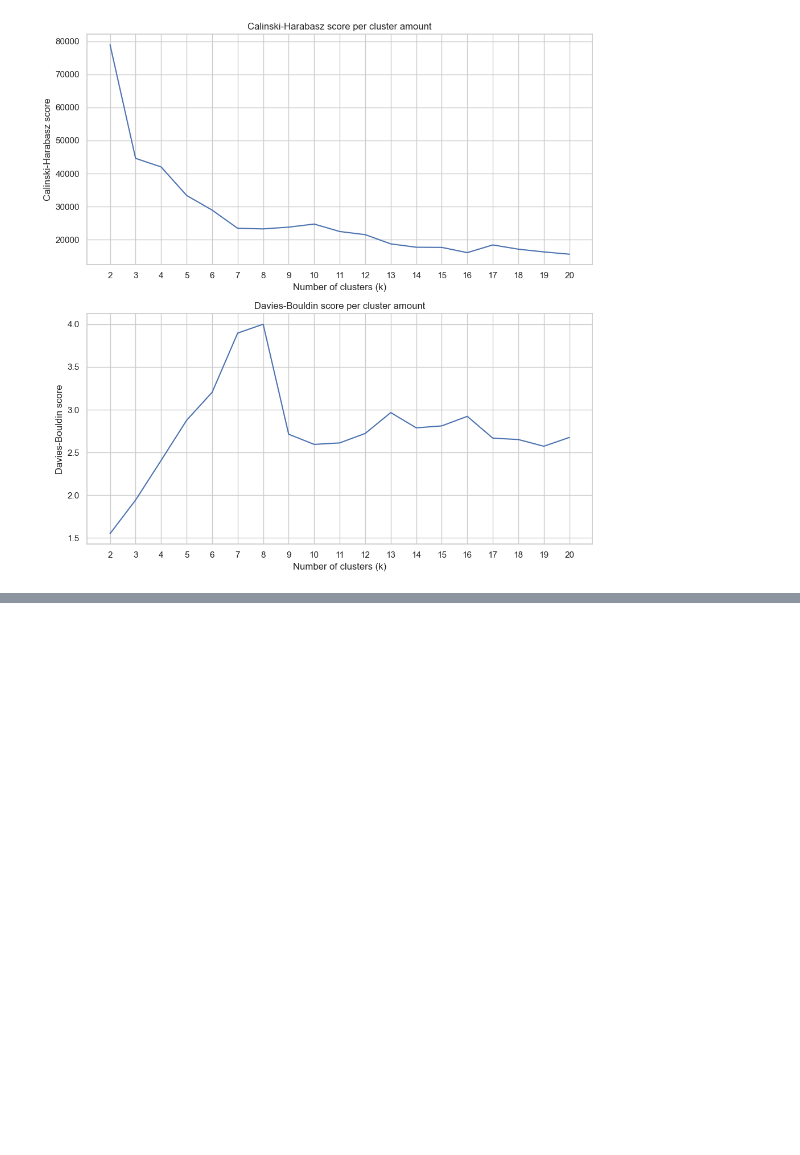
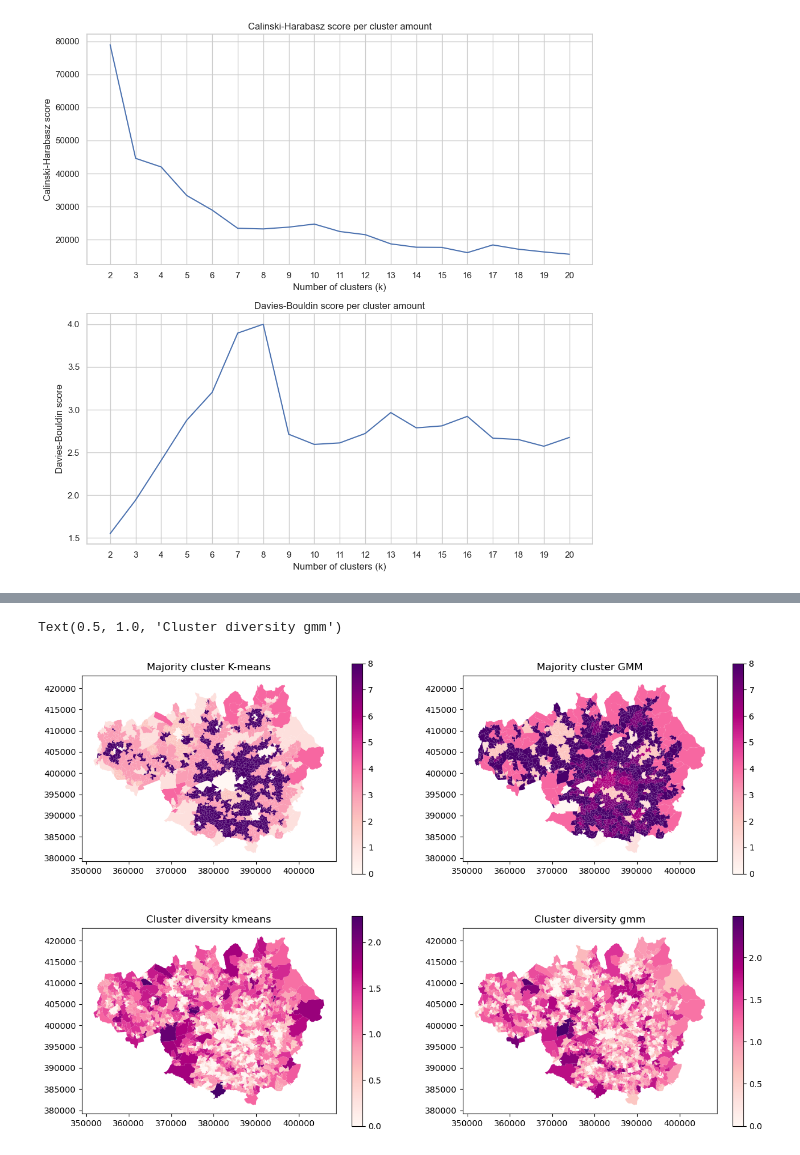
Before and after one commit to Spatial-Data-Science-and-GEO-AI-Lab/MultiHealth_S, a Jupyter notebook: clustering.ipynb, the cells around one changed output, grey strips where cells are left out. Drawn from its saved outputs; the diff is of its cells as text; code cells hidden in the pictures; blank space fills up the shorter version.

```diff
--- a/clustering.ipynb
+++ b/clustering.ipynb
@@ -52,0 +79,3 @@ https://scikit-learn.org/stable/model_persistence.html#security-maintainability-
+# %%
+# health data
+healthdata = gpd.read_file("Greater_Manchester_NH_GIS.gpkg")
@@ -190,0 +291,6 @@ popgridsub
+# %%
+# subset of popgridsub to only contain the cluster labels and geometry
+popgridsubsub = popgridsub[["Kmeans_cluster_label", "GMM_cluster_label", "geometry"]]
+# %%
+# subset of popgridsub to only contain the relevant health variables
+healthdatasub = healthdata[["ID", "Yrpotlife", "Comilldis", "samhi_index2019", "est_qof_dep", "antidep_rate", "geometry"]]
@@ -190,0 +333,26 @@ popgridsub
+# %%
+# Plotting
+fig, axs = plt.subplots(2, 2, figsize=(15,10))
+healthdatasub.plot(column='Majority_cluster_kmeans', ax=axs[0,0],
+        linewidth=0,
+        cmap="RdPu",
+        legend=True)
+axs[0,0].set_title("Majority cluster K-means")
+healthdatasub.plot(column='Majority_cluster_gmm', ax=axs[0,1],
+        linewidth=0,
+        cmap="RdPu",
+        legend=True)
+axs[0,1].set_title("Majority cluster GMM")
+healthdatasub.plot(column='cluster_diversity_kmeans', ax=axs[1,0],
+        linewidth=0,
+        cmap="RdPu",
+        legend=True)
+axs[1,0].set_title("Cluster diversity kmeans")
+healthdatasub.plot(column='cluster_diversity_gmm', ax=axs[1,1],
+        linewidth=0,
+        cmap="RdPu",
+        legend=True)
+axs[1,1].set_title("Cluster diversity gmm")
+# %% [output]
+Text(0.5, 1.0, 'Cluster diversity gmm')
+[figure, added]
```
Also changed, not shown: parts of 27 cells of this notebook.
